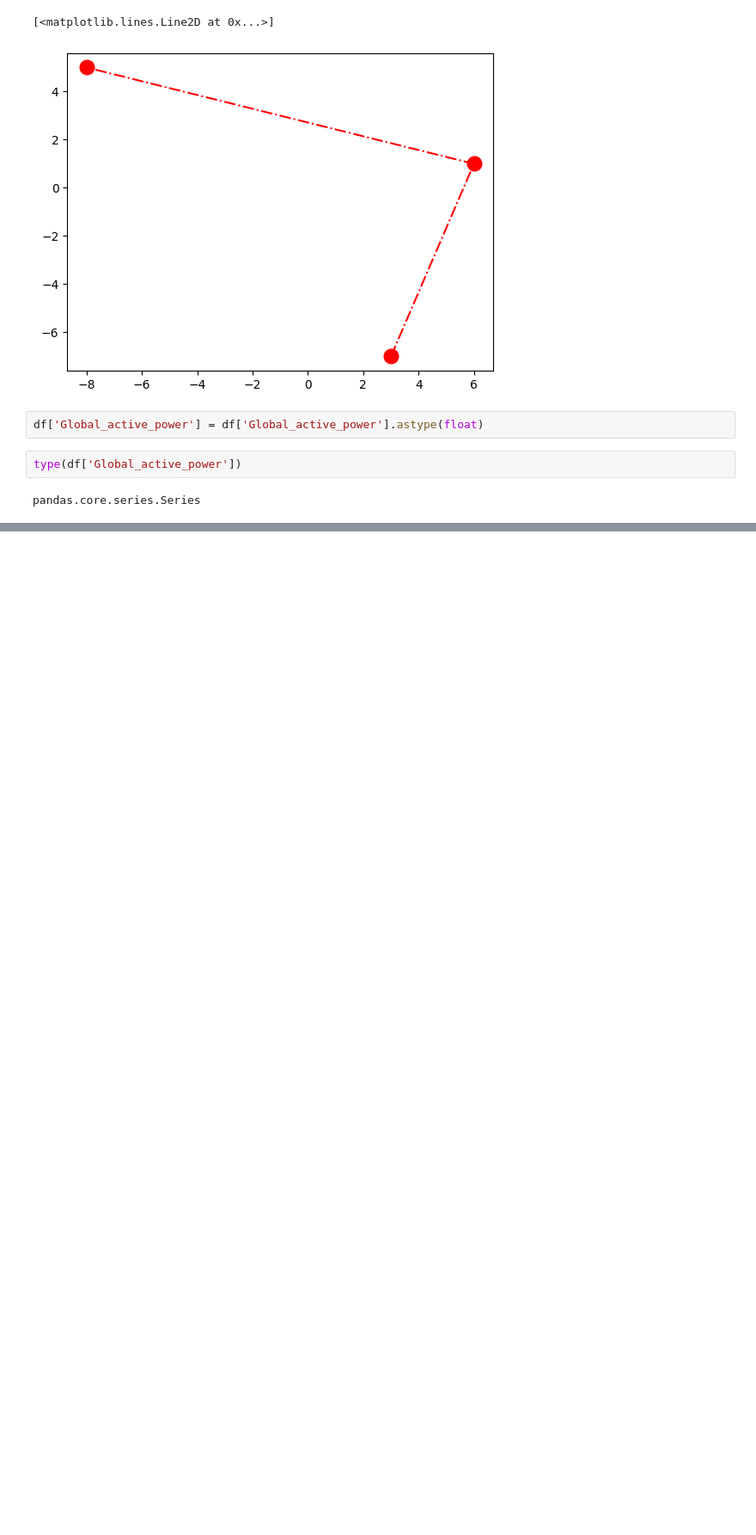
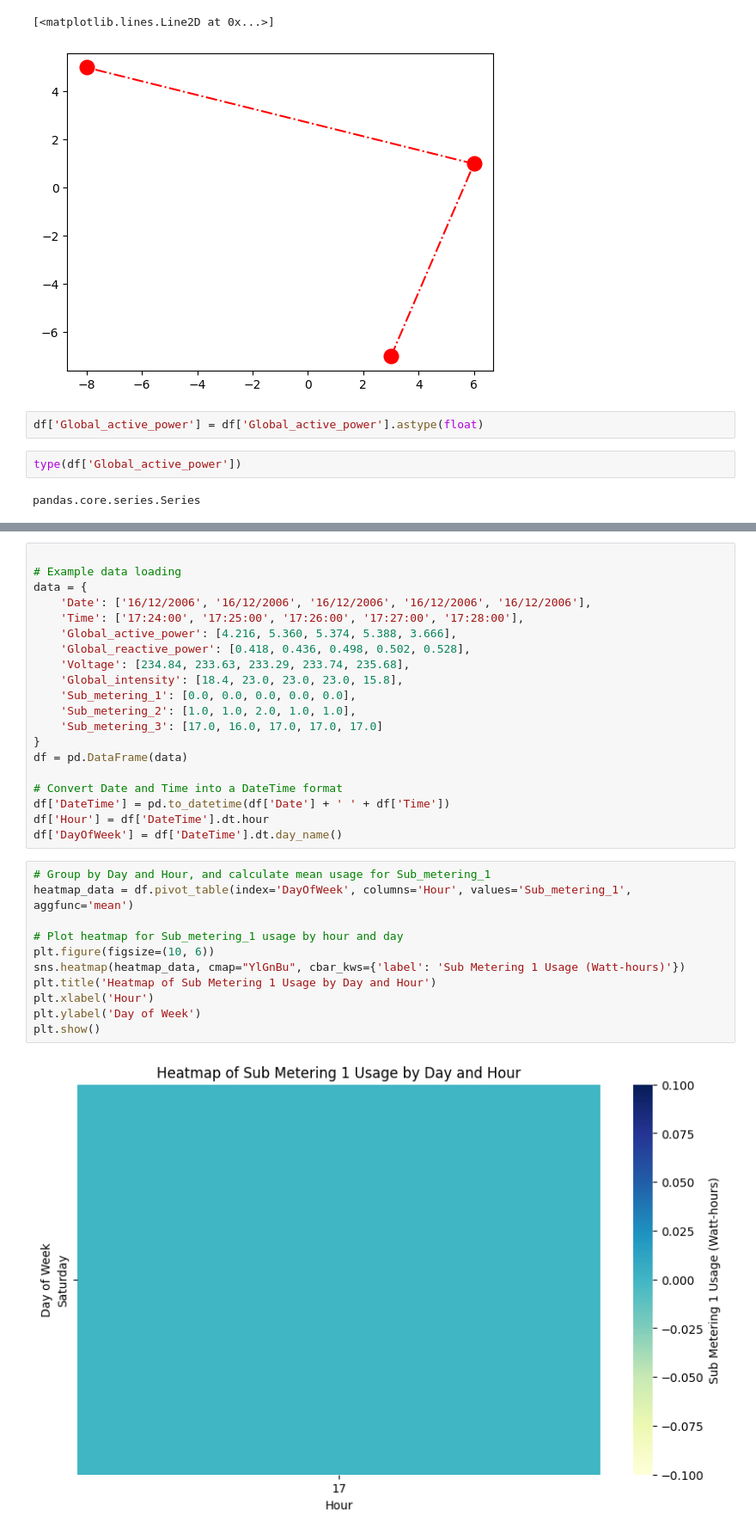
Before and after one commit to Sridevimesala/Energy_Prediction-, a Jupyter notebook: Energy_Predicition.ipynb, the cells around one changed output, grey strips where cells are left out. Shown at 86% size. Saved outputs shown, nothing was run; the diff lists cells and outputs as text; blank space fills up the shorter version.

```diff
--- a/Energy_Predicition.ipynb
+++ b/Energy_Predicition.ipynb
@@ -199,0 +237,33 @@ pandas.core.series.Series
+# %%
+
+# Example data loading
+data = {
+    'Date': ['16/12/2006', '16/12/2006', '16/12/2006', '16/12/2006', '16/12/2006'],
+    'Time': ['17:24:00', '17:25:00', '17:26:00', '17:27:00', '17:28:00'],
+    'Global_active_power': [4.216, 5.360, 5.374, 5.388, 3.666],
+    'Global_reactive_power': [0.418, 0.436, 0.498, 0.502, 0.528],
+    'Voltage': [234.84, 233.63, 233.29, 233.74, 235.68],
+    'Global_intensity': [18.4, 23.0, 23.0, 23.0, 15.8],
+    'Sub_metering_1': [0.0, 0.0, 0.0, 0.0, 0.0],
+    'Sub_metering_2': [1.0, 1.0, 2.0, 1.0, 1.0],
+    'Sub_metering_3': [17.0, 16.0, 17.0, 17.0, 17.0]
+}
+df = pd.DataFrame(data)
+
+# Convert Date and Time into a DateTime format
+df['DateTime'] = pd.to_datetime(df['Date'] + ' ' + df['Time'])
+df['Hour'] = df['DateTime'].dt.hour
+df['DayOfWeek'] = df['DateTime'].dt.day_name()
+# %%
+# Group by Day and Hour, and calculate mean usage for Sub_metering_1
+heatmap_data = df.pivot_table(index='DayOfWeek', columns='Hour', values='Sub_metering_1', aggfunc='mean')
+
+# Plot heatmap for Sub_metering_1 usage by hour and day
+plt.figure(figsize=(10, 6))
+sns.heatmap(heatmap_data, cmap="YlGnBu", cbar_kws={'label': 'Sub Metering 1 Usage (Watt-hours)'})
+plt.title('Heatmap of Sub Metering 1 Usage by Day and Hour')
+plt.xlabel('Hour')
+plt.ylabel('Day of Week')
+plt.show()
+# %% [output]
+[figure, added]
```
Also changed, not shown: parts of 22 cells of this notebook.
